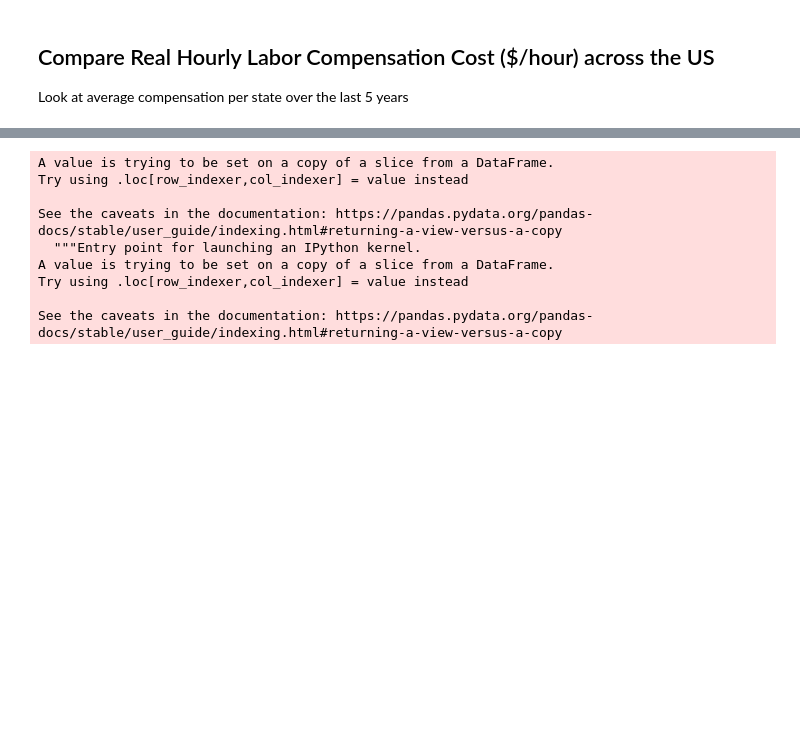
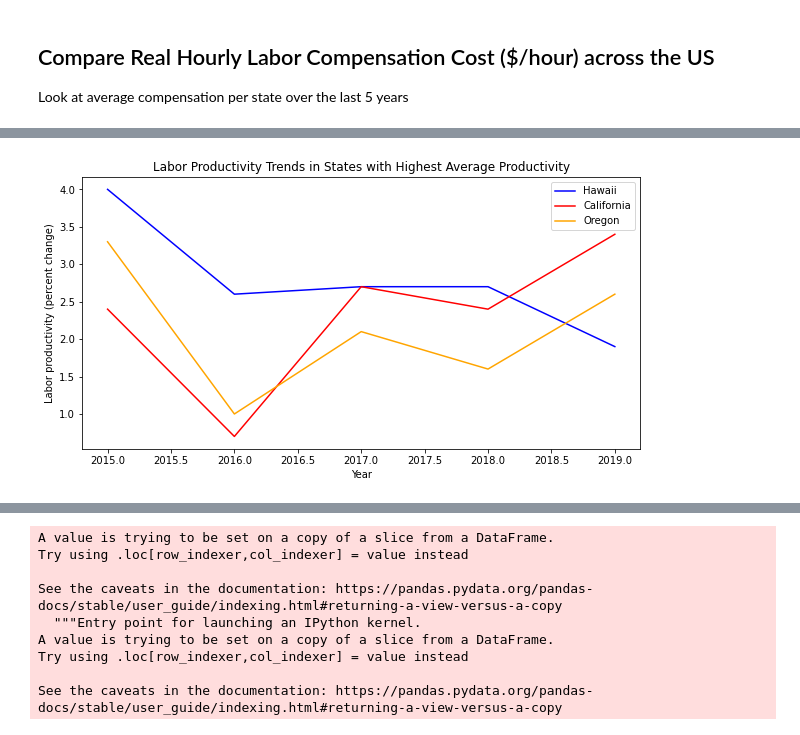
Before and after one commit to Blashford/Next-Factory-ACME, a Jupyter notebook: starter_notebook.ipynb, the cells around one changed output, grey strips where cells are left out. Saved outputs shown, nothing was run; the diff lists cells and outputs as text; code cells hidden in the pictures; blank space fills up the shorter version.

```diff
--- a/starter_notebook.ipynb
+++ b/starter_notebook.ipynb
@@ -73,3 +125,28 @@ Mississippi: 31.891600000000004
+# %%
+prod_high_df = labor_df.loc[labor_df['Year'].isin(five_list),[
+    'State',
+    'Year',
+    'Labor productivity (percent change)'
+]]
+
+prod_high_df = prod_high_df.loc[prod_high_df['State'].isin(highlist),:]
+years = prod_high_df['Year'].unique()
+plt.figure(figsize=(10,5))
+state1high, = plt.plot(years, prod_high_df.loc[prod_high_df['State'] == highlist[0],'Labor productivity (percent change)'],
+                  color = 'blue', label = highlist[0])
+state2high, = plt.plot(years, prod_high_df.loc[prod_high_df['State'] == highlist[1],'Labor productivity (percent change)'],
+                  color = 'red', label = highlist[1])
+state3high, = plt.plot(years, prod_high_df.loc[prod_high_df['State'] == highlist[2],'Labor productivity (percent change)'],
+                  color = 'orange', label = highlist[2])
+
+
+plt.legend(handles=[state1high, state2high, state3high], loc='best')
+plt.title('Labor Productivity Trends in States with Highest Average Productivity')
+plt.xlabel('Year')
+plt.ylabel('Labor productivity (percent change)')
+plt.show()
+# %% [output]
+[figure, added]
 # %%
 df = labor_df[[
     'State',
```
Also changed, not shown: parts of 7 cells of this notebook.
